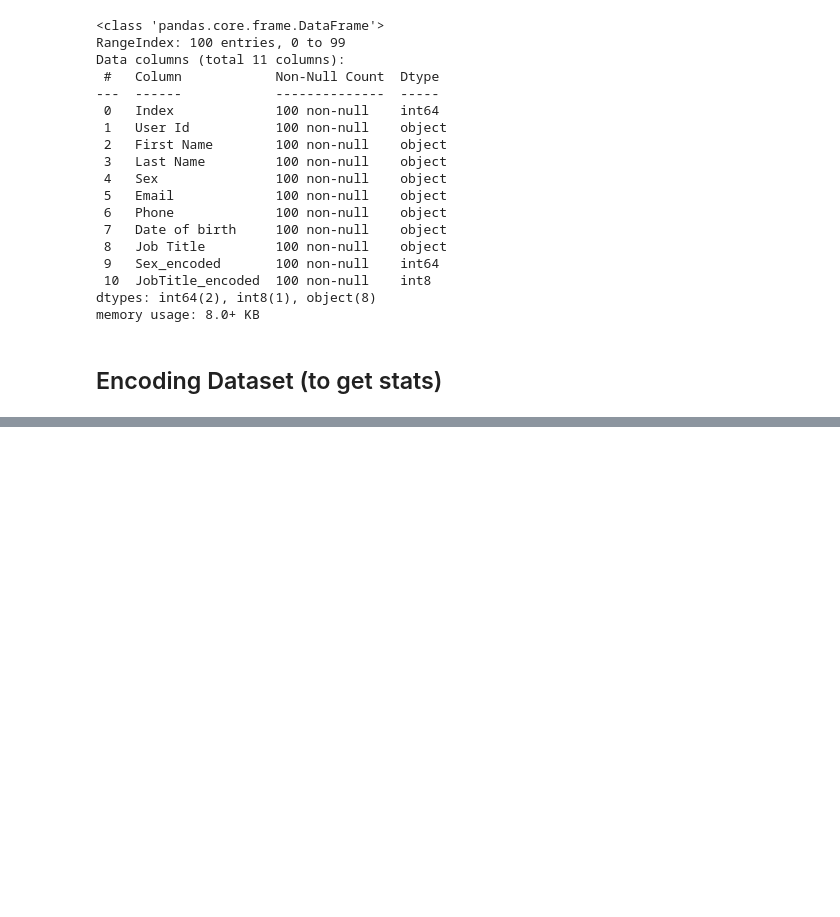
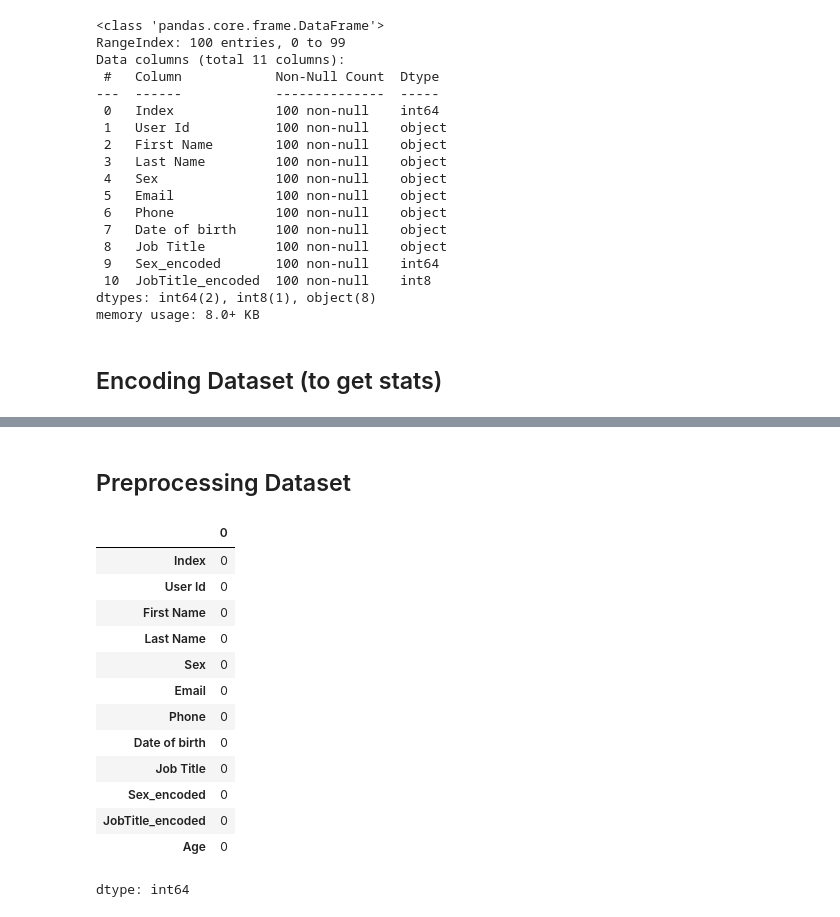
Before and after one commit to FayrouzWaleed/Syntecxhub-Pandas-CSV-reader-basic-analysis, a Jupyter notebook: Pandas_CSV_reader_&_basic_analysis.ipynb, the cells around one changed output, grey strips where cells are left out. Cells and saved outputs as stored; diff of their text form; code cells hidden in the pictures; blank space fills up the shorter version.

```diff
--- a/Pandas_CSV_reader_&_basic_analysis.ipynb
+++ b/Pandas_CSV_reader_&_basic_analysis.ipynb
@@ -86,0 +108,19 @@ people.head()
+# %% [markdown]
+## Preprocessing Dataset
+# %%
+people.isnull().sum()
+# %% [output]
+|  | 0 |
+| Index | 0 |
+| User Id | 0 |
+| First Name | 0 |
+| Last Name | 0 |
+| Sex | 0 |
+| Email | 0 |
+| Phone | 0 |
+| Date of birth | 0 |
+| Job Title | 0 |
+| Sex_encoded | 0 |
+| JobTitle_encoded | 0 |
+| Age | 0 |
+dtype: int64
```
Also changed, not shown: parts of 3 cells of this notebook.
